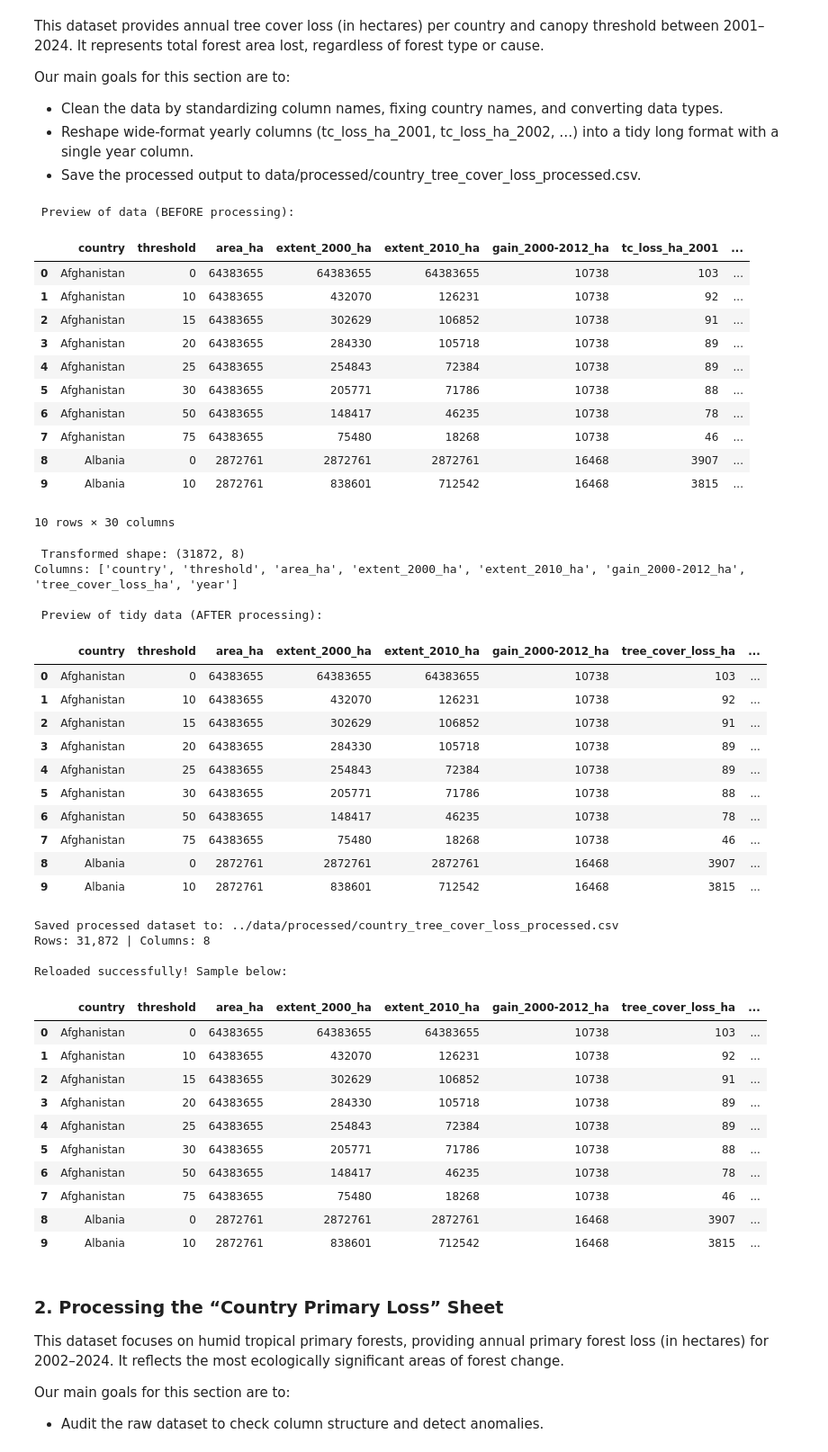
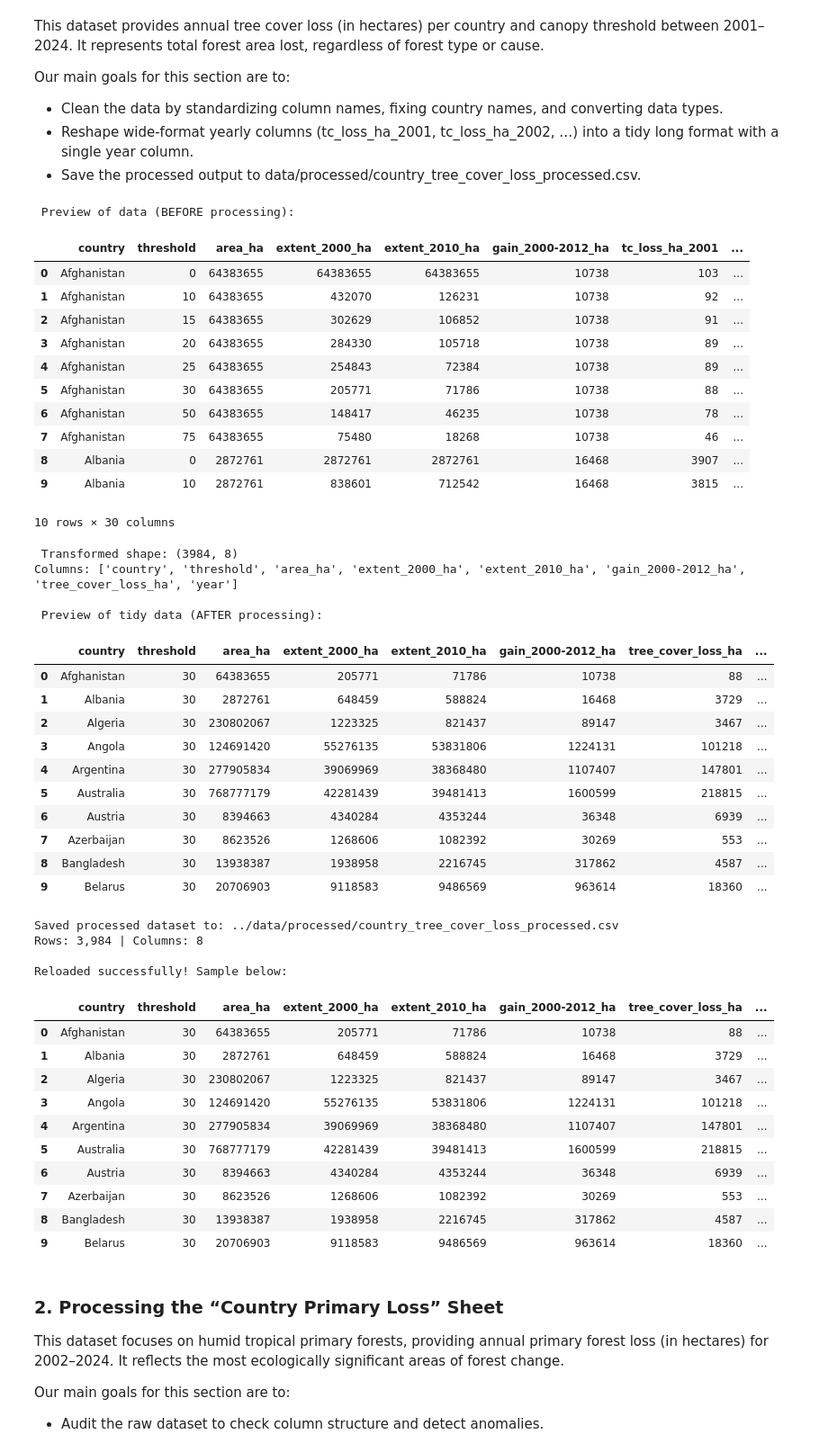
Before and after one commit to dantawalli/AISS-forest-restoration-project, a Jupyter notebook: notebooks/02_data_preparation.ipynb, the cells around one changed output. Shown at 90% size. Cells and saved outputs as stored; diff of their text form; code cells hidden in the pictures.

Commit message:
Updated threshold 30% for tree cover loss

```diff
--- a/notebooks/02_data_preparation.ipynb
+++ b/notebooks/02_data_preparation.ipynb
@@ -93,6 +93,8 @@ tcl_clean.columns = tcl_clean.columns.str.strip().str.lower().str.replace(" ", "
 # --- Clean country names ---
 if "country" in tcl_clean.columns:
     tcl_clean["country"] = tcl_clean["country"].astype(str).str.strip().str.title()
+# --- Retain only 30% for consistency
+    tcl_clean = tcl_clean[tcl_clean["threshold"] == 30].reset_index(drop=True)
 
 # --- Convert numeric columns properly ---
 numeric_cols = tcl_clean.select_dtypes(include="object").columns
@@ -142,59 +144,59 @@ os.makedirs("../data/processed", exist_ok=True)
 tcl_out_path = "../data/processed/country_tree_cover_loss_processed.csv"
 
 # Save the processed tidy data
 tcl_tidy.to_csv(tcl_out_path, index=False)
 
 print(f"Saved processed dataset to: {tcl_out_path}")
 print(f"Rows: {len(tcl_tidy):,} | Columns: {len(tcl_tidy.columns)}")
 
 # Quick verification: reload and confirm structure
 verify = pd.read_csv(tcl_out_path)
 print("\nReloaded successfully! Sample below:")
 display(verify.head(10))
 # %% [output]
  Preview of data (BEFORE processing):
 |  | country | threshold | area_ha | extent_2000_ha | extent_2010_ha | gain_2000-2012_ha | tc_loss_ha_2001 | ... |
 | 0 | Afghanistan | 0 | 64383655 | 64383655 | 64383655 | 10738 | 103 | ... |
 | 1 | Afghanistan | 10 | 64383655 | 432070 | 126231 | 10738 | 92 | ... |
 | 2 | Afghanistan | 15 | 64383655 | 302629 | 106852 | 10738 | 91 | ... |
 | 3 | Afghanistan | 20 | 64383655 | 284330 | 105718 | 10738 | 89 | ... |
 | 4 | Afghanistan | 25 | 64383655 | 254843 | 72384 | 10738 | 89 | ... |
 | 5 | Afghanistan | 30 | 64383655 | 205771 | 71786 | 10738 | 88 | ... |
 | 6 | Afghanistan | 50 | 64383655 | 148417 | 46235 | 10738 | 78 | ... |
 | 7 | Afghanistan | 75 | 64383655 | 75480 | 18268 | 10738 | 46 | ... |
 | 8 | Albania | 0 | 2872761 | 2872761 | 2872761 | 16468 | 3907 | ... |
 | 9 | Albania | 10 | 2872761 | 838601 | 712542 | 16468 | 3815 | ... |
 10 rows × 30 columns
- Transformed shape: (31872, 8)
+ Transformed shape: (3984, 8)
 Columns: ['country', 'threshold', 'area_ha', 'extent_2000_ha', 'extent_2010_ha', 'gain_2000-2012_ha', 'tree_cover_loss_ha', 'year']
 
  Preview of tidy data (AFTER processing):
 |  | country | threshold | area_ha | extent_2000_ha | extent_2010_ha | gain_2000-2012_ha | tree_cover_loss_ha | ... |
-| 0 | Afghanistan | 0 | 64383655 | 64383655 | 64383655 | 10738 | 103 | ... |
-| 1 | Afghanistan | 10 | 64383655 | 432070 | 126231 | 10738 | 92 | ... |
-| 2 | Afghanistan | 15 | 64383655 | 302629 | 106852 | 10738 | 91 | ... |
-| 3 | Afghanistan | 20 | 64383655 | 284330 | 105718 | 10738 | 89 | ... |
-| 4 | Afghanistan | 25 | 64383655 | 254843 | 72384 | 10738 | 89 | ... |
-| 5 | Afghanistan | 30 | 64383655 | 205771 | 71786 | 10738 | 88 | ... |
-| 6 | Afghanistan | 50 | 64383655 | 148417 | 46235 | 10738 | 78 | ... |
-| 7 | Afghanistan | 75 | 64383655 | 75480 | 18268 | 10738 | 46 | ... |
-| 8 | Albania | 0 | 2872761 | 2872761 | 2872761 | 16468 | 3907 | ... |
-| 9 | Albania | 10 | 2872761 | 838601 | 712542 | 16468 | 3815 | ... |
+| 0 | Afghanistan | 30 | 64383655 | 205771 | 71786 | 10738 | 88 | ... |
+| 1 | Albania | 30 | 2872761 | 648459 | 588824 | 16468 | 3729 | ... |
+| 2 | Algeria | 30 | 230802067 | 1223325 | 821437 | 89147 | 3467 | ... |
+| 3 | Angola | 30 | 124691420 | 55276135 | 53831806 | 1224131 | 101218 | ... |
+| 4 | Argentina | 30 | 277905834 | 39069969 | 38368480 | 1107407 | 147801 | ... |
+| 5 | Australia | 30 | 768777179 | 42281439 | 39481413 | 1600599 | 218815 | ... |
+| 6 | Austria | 30 | 8394663 | 4340284 | 4353244 | 36348 | 6939 | ... |
+| 7 | Azerbaijan | 30 | 8623526 | 1268606 | 1082392 | 30269 | 553 | ... |
+| 8 | Bangladesh | 30 | 13938387 | 1938958 | 2216745 | 317862 | 4587 | ... |
+| 9 | Belarus | 30 | 20706903 | 9118583 | 9486569 | 963614 | 18360 | ... |
 Saved processed dataset to: ../data/processed/country_tree_cover_loss_processed.csv
-Rows: 31,872 | Columns: 8
+Rows: 3,984 | Columns: 8
 
 Reloaded successfully! Sample below:
 |  | country | threshold | area_ha | extent_2000_ha | extent_2010_ha | gain_2000-2012_ha | tree_cover_loss_ha | ... |
-| 0 | Afghanistan | 0 | 64383655 | 64383655 | 64383655 | 10738 | 103 | ... |
-| 1 | Afghanistan | 10 | 64383655 | 432070 | 126231 | 10738 | 92 | ... |
-| 2 | Afghanistan | 15 | 64383655 | 302629 | 106852 | 10738 | 91 | ... |
-| 3 | Afghanistan | 20 | 64383655 | 284330 | 105718 | 10738 | 89 | ... |
-| 4 | Afghanistan | 25 | 64383655 | 254843 | 72384 | 10738 | 89 | ... |
-| 5 | Afghanistan | 30 | 64383655 | 205771 | 71786 | 10738 | 88 | ... |
-| 6 | Afghanistan | 50 | 64383655 | 148417 | 46235 | 10738 | 78 | ... |
-| 7 | Afghanistan | 75 | 64383655 | 75480 | 18268 | 10738 | 46 | ... |
-| 8 | Albania | 0 | 2872761 | 2872761 | 2872761 | 16468 | 3907 | ... |
-| 9 | Albania | 10 | 2872761 | 838601 | 712542 | 16468 | 3815 | ... |
+| 0 | Afghanistan | 30 | 64383655 | 205771 | 71786 | 10738 | 88 | ... |
+| 1 | Albania | 30 | 2872761 | 648459 | 588824 | 16468 | 3729 | ... |
+| 2 | Algeria | 30 | 230802067 | 1223325 | 821437 | 89147 | 3467 | ... |
+| 3 | Angola | 30 | 124691420 | 55276135 | 53831806 | 1224131 | 101218 | ... |
+| 4 | Argentina | 30 | 277905834 | 39069969 | 38368480 | 1107407 | 147801 | ... |
+| 5 | Australia | 30 | 768777179 | 42281439 | 39481413 | 1600599 | 218815 | ... |
+| 6 | Austria | 30 | 8394663 | 4340284 | 4353244 | 36348 | 6939 | ... |
+| 7 | Azerbaijan | 30 | 8623526 | 1268606 | 1082392 | 30269 | 553 | ... |
+| 8 | Bangladesh | 30 | 13938387 | 1938958 | 2216745 | 317862 | 4587 | ... |
+| 9 | Belarus | 30 | 20706903 | 9118583 | 9486569 | 963614 | 18360 | ... |
 # %% [markdown]
 ### 2. Processing the “Country Primary Loss” Sheet
 
```
Also changed, not shown: parts of 4 cells of this notebook, 21 other files.
